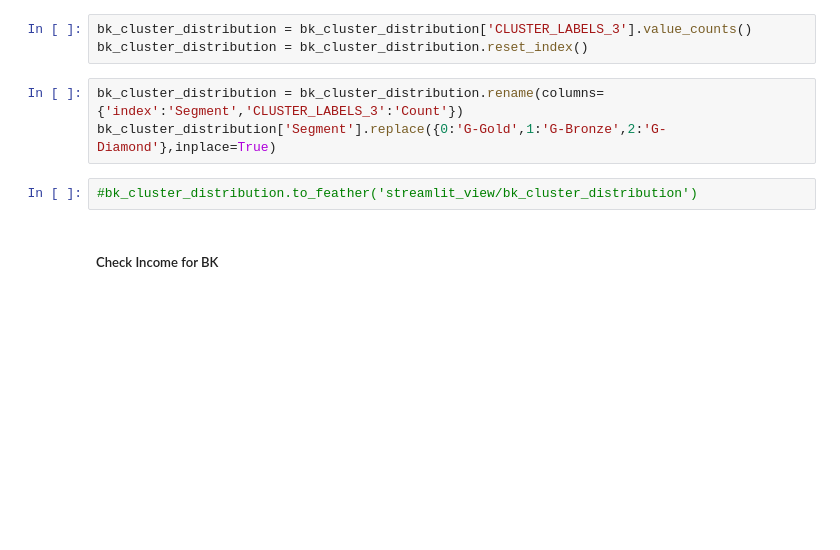
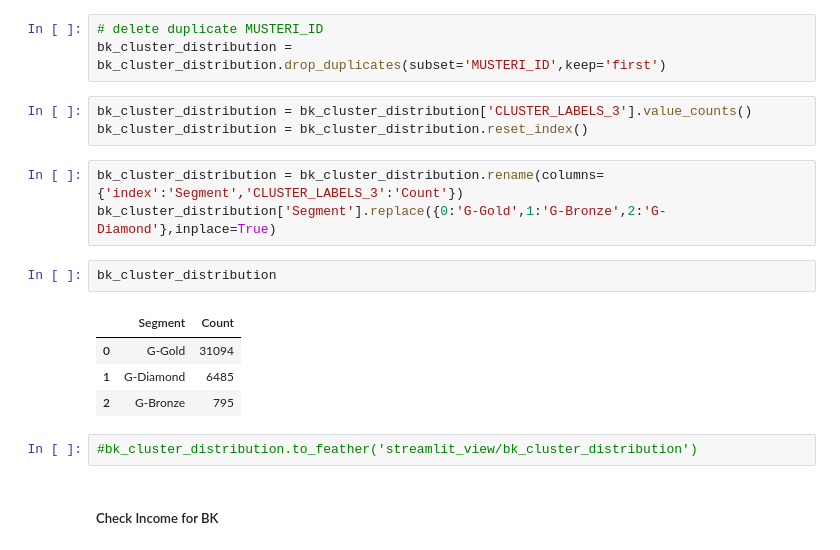
Before and after one commit to EmirhanServeren/factoring-customer-segmentation, a Jupyter notebook: insight_data_analysis.ipynb, the cells around one changed output. Cells and saved outputs as stored; diff of their text form; blank space fills up the shorter version.

```diff
--- a/insight_data_analysis.ipynb
+++ b/insight_data_analysis.ipynb
@@ -340,12 +340,22 @@ bk_cluster
 ##### Distribution of BK Segments
 # %%
 bk_cluster_distribution = bk_data[['MUSTERI_ID','CLUSTER_LABELS_3']]
+# %%
+# delete duplicate MUSTERI_ID
+bk_cluster_distribution = bk_cluster_distribution.drop_duplicates(subset='MUSTERI_ID',keep='first')
 # %%
 bk_cluster_distribution = bk_cluster_distribution['CLUSTER_LABELS_3'].value_counts()
 bk_cluster_distribution = bk_cluster_distribution.reset_index()
 # %%
 bk_cluster_distribution = bk_cluster_distribution.rename(columns={'index':'Segment','CLUSTER_LABELS_3':'Count'})
 bk_cluster_distribution['Segment'].replace({0:'G-Gold',1:'G-Bronze',2:'G-Diamond'},inplace=True)
+# %%
+bk_cluster_distribution
+# %% [output]
+|  | Segment | Count |
+| 0 | G-Gold | 31094 |
+| 1 | G-Diamond | 6485 |
+| 2 | G-Bronze | 795 |
 # %%
 #bk_cluster_distribution.to_feather('streamlit_view/bk_cluster_distribution')
 # %% [markdown]
```
Also changed, not shown: parts of 4 cells of this notebook, 3 other files.
